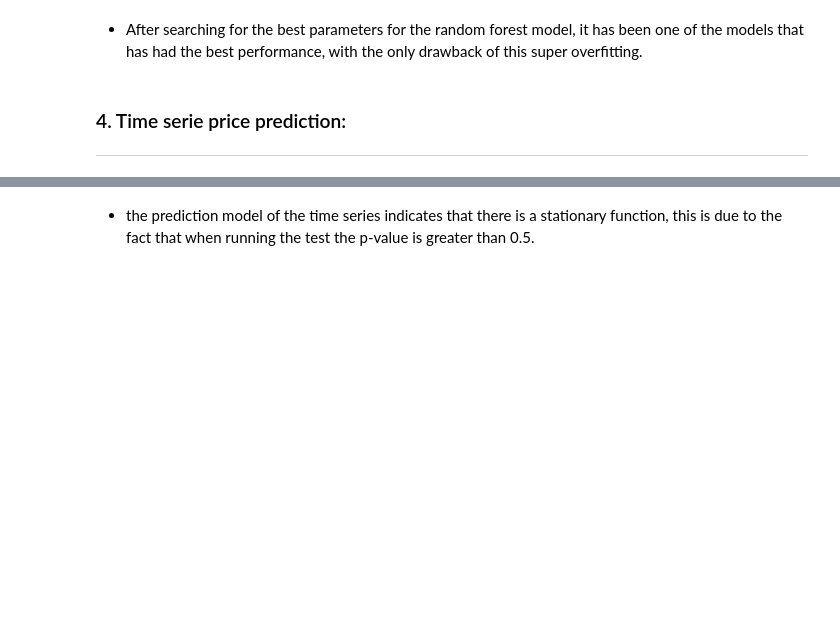
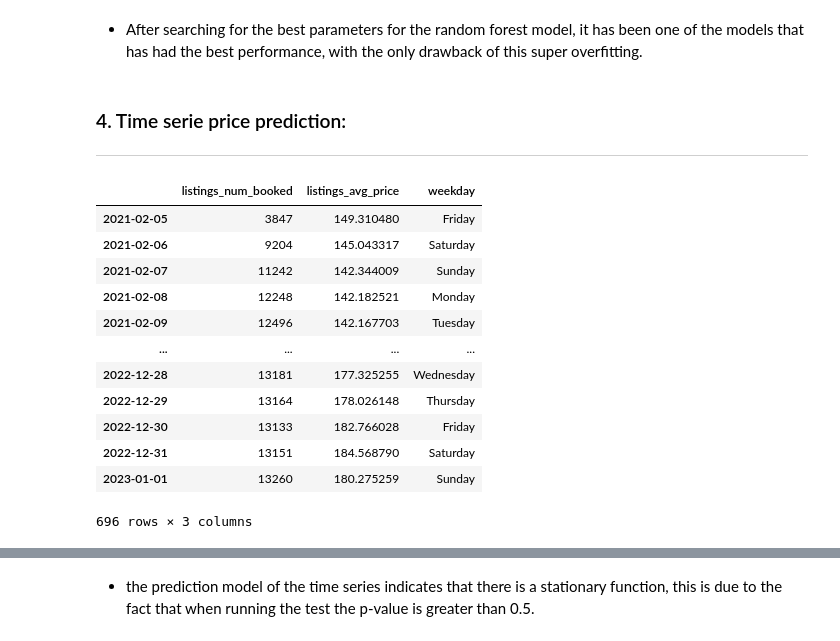
Before and after one commit to julioh-k/airbnb, a Jupyter notebook: code/model.ipynb, the cells around one changed output, grey strips where cells are left out. Cells and saved outputs as stored; diff of their text form; code cells hidden in the pictures; blank space fills up the shorter version.

```diff
--- a/code/model.ipynb
+++ b/code/model.ipynb
@@ -325,5 +451,21 @@ sns.scatterplot(y_test, test_preds);
 # %% [markdown]
 ### 4. Time serie price prediction:
 ---
+# %%
+reservations_df
+# %% [output]
+|  | listings_num_booked | listings_avg_price | weekday |
+| 2021-02-05 | 3847 | 149.310480 | Friday |
+| 2021-02-06 | 9204 | 145.043317 | Saturday |
+| 2021-02-07 | 11242 | 142.344009 | Sunday |
+| 2021-02-08 | 12248 | 142.182521 | Monday |
+| 2021-02-09 | 12496 | 142.167703 | Tuesday |
+| ... | ... | ... | ... |
+| 2022-12-28 | 13181 | 177.325255 | Wednesday |
+| 2022-12-29 | 13164 | 178.026148 | Thursday |
+| 2022-12-30 | 13133 | 182.766028 | Friday |
+| 2022-12-31 | 13151 | 184.568790 | Saturday |
+| 2023-01-01 | 13260 | 180.275259 | Sunday |
+696 rows × 3 columns
 # %%
 # Run ADF test data.
```
Also changed, not shown: parts of 37 cells of this notebook, 23 other files.
